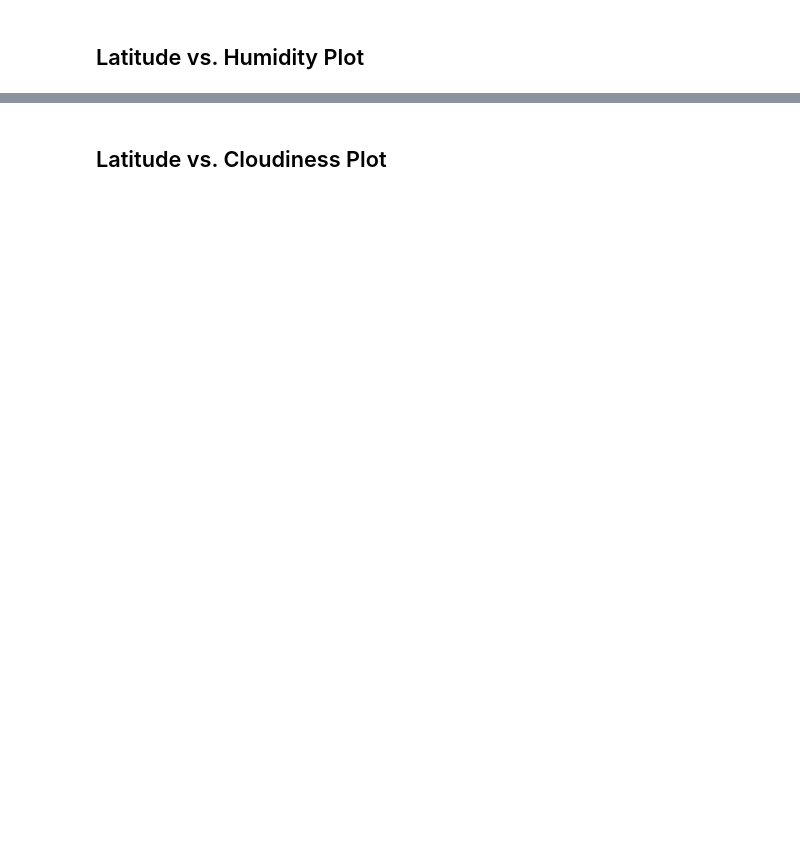
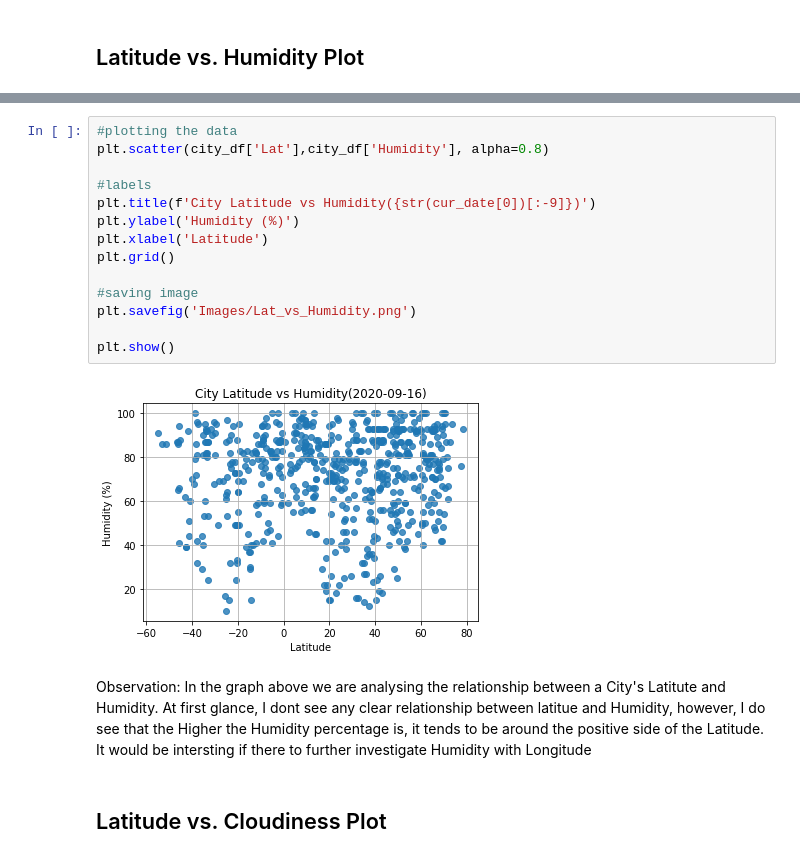
Before and after one commit to berlyflores-98/python-api-challenge, a Jupyter notebook: WeatherPy/WeatherPy.ipynb, the cells around one changed output, grey strips where cells are left out. Cells and saved outputs as stored; diff of their text form; blank space fills up the shorter version.

```diff
--- a/WeatherPy/WeatherPy.ipynb
+++ b/WeatherPy/WeatherPy.ipynb
@@ -183,2 +197,20 @@ city_df.sort_values(by='Humidity', ascending=False)
+# %%
+#plotting the data
+plt.scatter(city_df['Lat'],city_df['Humidity'], alpha=0.8)
+
+#labels
+plt.title(f'City Latitude vs Humidity({str(cur_date[0])[:-9]})')
+plt.ylabel('Humidity (%)')
+plt.xlabel('Latitude')
+plt.grid()
+
+#saving image
+plt.savefig('Images/Lat_vs_Humidity.png')
+
+plt.show()
+# %% [output]
+[figure, added]
+# %% [markdown]
+Observation: In the graph above we are analysing the relationship between a City's Latitute and Humidity. At first glance, I dont see any clear relationship between latitue and Humidity, however, I do see that the Higher the Humidity percentage is, it tends to be around the positive side of the Latitude. It would be intersting if there to further investigate Humidity with Longitude
 # %% [markdown]
 ## Latitude vs. Cloudiness Plot
```
Also changed, not shown: parts of 20 cells of this notebook, 9 other files.
